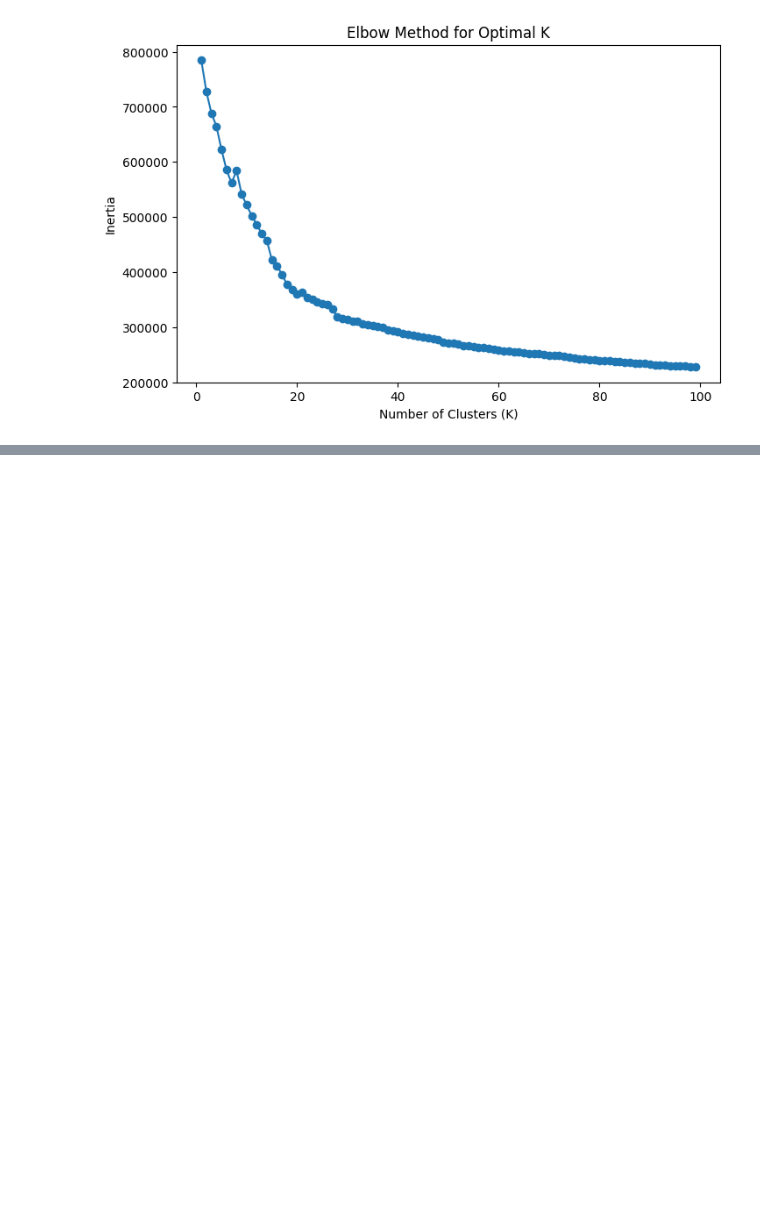
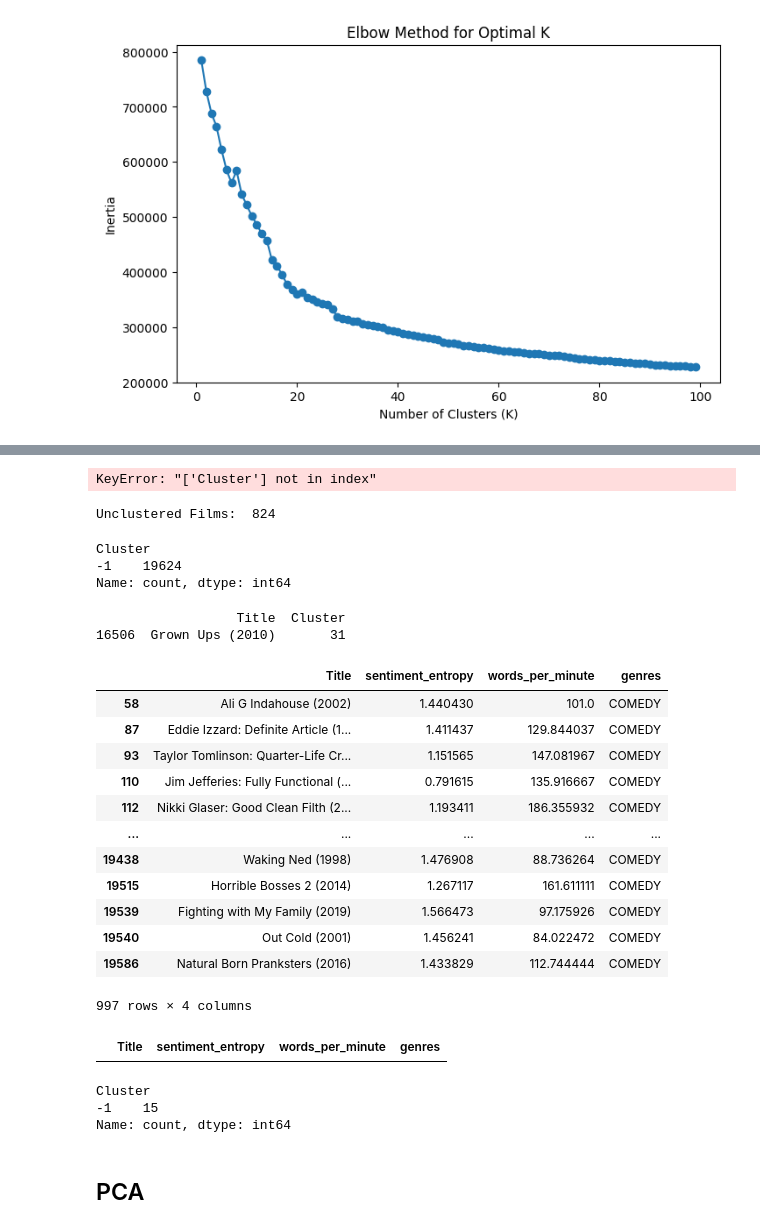
Before and after one commit to oliverramsaygray/film_wizard, a Jupyter notebook: notebooks/FInal Processing And Model.ipynb, the cells around one changed output, grey strips where cells are left out. Cells and saved outputs as stored; diff of their text form; code cells hidden in the pictures; blank space fills up the shorter version.

```diff
--- a/notebooks/FInal Processing And Model.ipynb
+++ b/notebooks/FInal Processing And Model.ipynb
@@ -311,3 +308,64 @@ df_combined[df_combined['Cluster']==910]
 # %%
-script_checked = script_20.drop_duplicates(subset=['URL']).reset_index(drop= True)
-script_checked
+film_string = 'Django Unchained (2012)' # Title (Year)
+
+
+overview = df_combined[df_combined['Title']==film_string][['Title','Cluster']]
+print(overview)
+cluster = int(overview['Cluster'])
+df_combined[df_combined['Cluster']==cluster][['Title','words_per_minute', 'anger']]
+# %% [output]
+KeyError: "['Cluster'] not in index"
+# %%
+from sklearn.cluster import DBSCAN
+
+df = df_genre_only
+features = df.drop(columns=df.select_dtypes(include='object'))
+features = features.drop(columns=['runtime'])
+
+# Standardize the features
+scaler = MinMaxScaler()
+features_scaled = scaler.fit_transform(features)
+features_scaled_df = pd.DataFrame(features_scaled)
+
+# Apply DBSCAN
+dbscan = DBSCAN(eps=0.5, min_samples=5)  # Adjust eps and min_samples as needed
+df['Cluster'] = dbscan.fit_predict(features_scaled)
+#features_scaled_df.describe().apply(lambda x: round(x,2))
+print('Unclustered Films: ',len(df[df.Cluster == -1]))
+# %% [output]
+Unclustered Films:  824
+# %%
+df['Cluster'].value_counts()
+# %% [output]
+Cluster
+-1    19624
+Name: count, dtype: int64
+# %%
+film_string = 'Grown Ups (2010)' # Title (Year)
+#film_string = 'Star Wars (1977)' # Title (Year)
+
+
+overview = df[df['Title']==film_string][['Title','Cluster']]
+print(overview)
+cluster = int(overview['Cluster'])
+df[df['Cluster']==cluster][['Title','sentiment_entropy','words_per_minute', 'genres']]
+# %% [output]
+                  Title  Cluster
+16506  Grown Ups (2010)       31
+|  | Title | sentiment_entropy | words_per_minute | genres |
+| 58 | Ali G Indahouse (2002) | 1.440430 | 101.0 | COMEDY |
+| 87 | Eddie Izzard: Definite Article (1... | 1.411437 | 129.844037 | COMEDY |
+| 93 | Taylor Tomlinson: Quarter-Life Cr... | 1.151565 | 147.081967 | COMEDY |
+| 110 | Jim Jefferies: Fully Functional (... | 0.791615 | 135.916667 | COMEDY |
+| 112 | Nikki Glaser: Good Clean Filth (2... | 1.193411 | 186.355932 | COMEDY |
+| ... | ... | ... | ... | ... |
+| 19438 | Waking Ned (1998) | 1.476908 | 88.736264 | COMEDY |
+| 19515 | Horrible Bosses 2 (2014) | 1.267117 | 161.611111 | COMEDY |
+| 19539 | Fighting with My Family (2019) | 1.566473 | 97.175926 | COMEDY |
+| 19540 | Out Cold (2001) | 1.456241 | 84.022472 | COMEDY |
+| 19586 | Natural Born Pranksters (2016) | 1.433829 | 112.744444 | COMEDY |
+997 rows × 4 columns
+# %%
+df[df['Cluster']==9][['Title','sentiment_entropy','words_per_minute', 'genres']]
+# %% [output]
+|  | Title | sentiment_entropy | words_per_minute | genres |
@@ -313,0 +374,13 @@ script_checked
+# %%
+#Clusters in Pure Classes
+df[df.comedy_genre == 1]['Cluster'].value_counts() #comedy all in one cluster
+df[df.drama_genre == 1]['Cluster'].value_counts() #drama in 2 clusters
+df[df.action_genre == 1]['Cluster'].value_counts() #action in one cluster
+df[df.horror_genre == 1]['Cluster'].value_counts() #horror in one cluster
+df[df.animation_genre == 1]['Cluster'].value_counts() #animation in one cluster
+# %% [output]
+Cluster
+-1    15
+Name: count, dtype: int64
+# %% [markdown]
+## PCA
```
Also changed, not shown: parts of 20 cells of this notebook.
